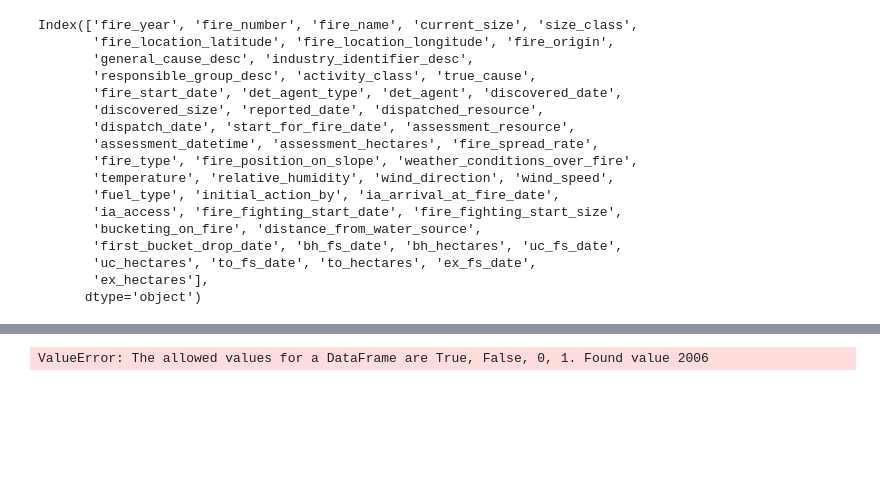
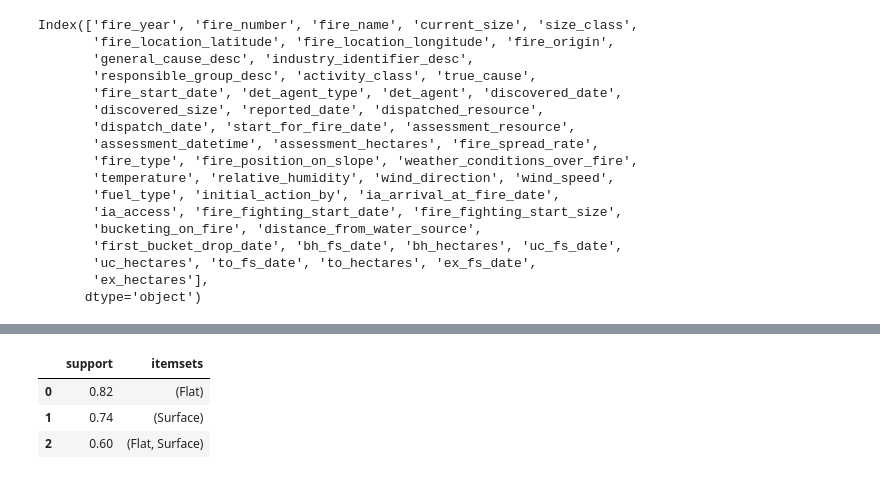
Before and after one commit to BradenYablonski/comp-4710-data-mining-project, a Jupyter notebook: project_notebook.ipynb, the cells around one changed output, grey strips where cells are left out. Cells and saved outputs as stored; diff of their text form; code cells hidden in the pictures; blank space fills up the shorter version.

```diff
--- a/project_notebook.ipynb
+++ b/project_notebook.ipynb
@@ -80,8 +194,11 @@ sub_dataset_cleaned.shape
 # %%
-frequent_itemsets = fpgrowth(data, min_support=0.6, use_colnames=True)
+frequent_itemsets = fpgrowth(cat_subdata_trans, min_support=0.5, use_colnames=True)
 
 frequent_itemsets['support'] = frequent_itemsets['support'].round(2)
 
 frequent_itemsets
 # %% [output]
-ValueError: The allowed values for a DataFrame are True, False, 0, 1. Found value 2006
+|  | support | itemsets |
+| 0 | 0.82 | (Flat) |
+| 1 | 0.74 | (Surface) |
+| 2 | 0.60 | (Flat, Surface) |
```
Also changed, not shown: parts of 10 cells of this notebook, 4 other files.
